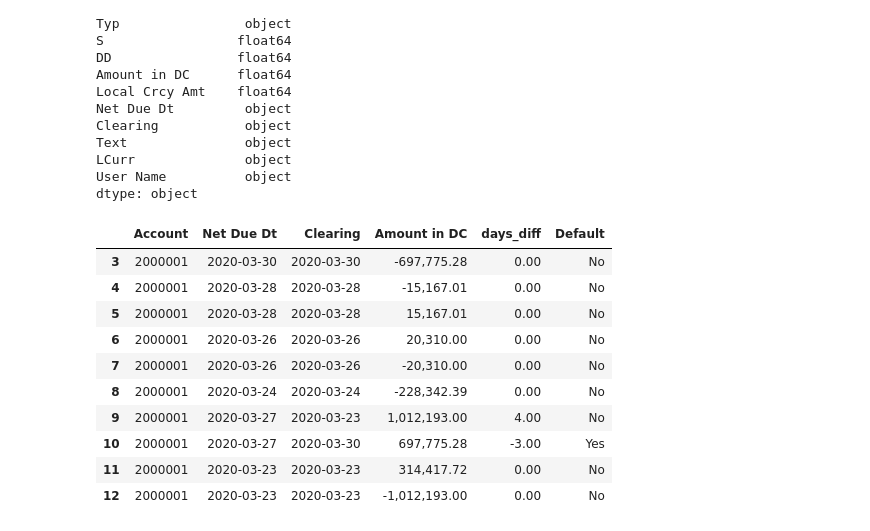
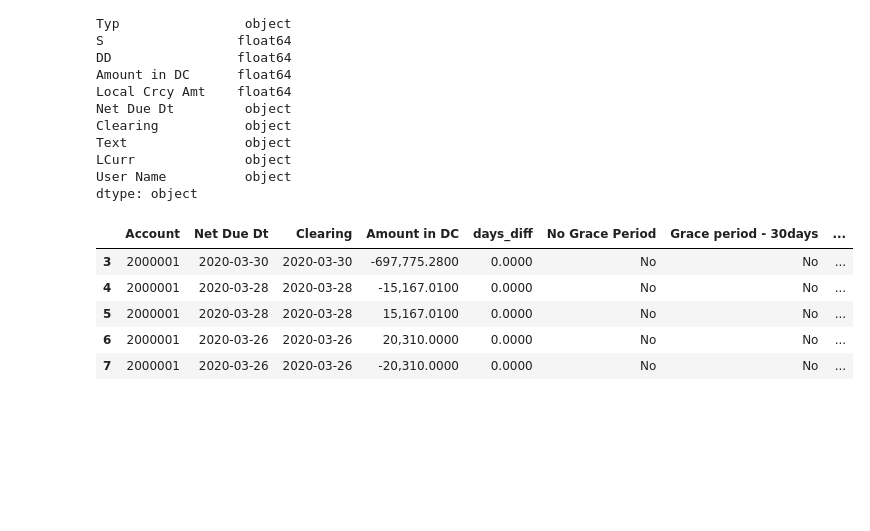
Before and after one commit to CavinKare-Digital/Anomaly-Detection, a Jupyter notebook: Distributor Invoices.ipynb, the cells around one changed output. Saved outputs shown, nothing was run; the diff lists cells and outputs as text; code cells hidden in the pictures; blank space fills up the shorter version.

Commit message:
New code includes 30, 60, 90 days of grace periods

```diff
--- a/Distributor Invoices.ipynb
+++ b/Distributor Invoices.ipynb
@@ -4,7 +6,7 @@ import numpy as np
 from datetime import timedelta
 # %%
 pd.options.mode.chained_assignment = None #for not showing warning message
-pd.options.display.float_format = '{:,.2f}'.format #for setting thhe float format to this notebook
+pd.options.display.float_format = '{:,.4f}'.format #for setting thhe float format to this notebook
 # %%
 data = pd.read_excel(r"D:\Analytics\Undercutting\South region - GT\Data\Distributor Invoices.xlsx")
 # %%
@@ -41,27 +43,25 @@ LCurr              object
 User Name          object
 dtype: object
 # %%
-data["Net Due Dt"]           = pd.to_datetime(data["Net Due Dt"],format='%d.%m.%Y')
-data["Clearing"]             = data["Clearing"].fillna("01.04.2020")
-data["Clearing"]             = pd.to_datetime(data["Clearing"],format='%d.%m.%Y')
+data["Net Due Dt"]                   = pd.to_datetime(data["Net Due Dt"],format='%d.%m.%Y')
+data["Clearing"]                     = data["Clearing"].fillna("14.04.2020")
+data["Clearing"]                     = pd.to_datetime(data["Clearing"],format='%d.%m.%Y')
 data.drop(data[data["Account"].isna()].index,axis =0,inplace=True)
-data["Account"]              = data["Account"].astype(int)
+data["Account"]                      = data["Account"].astype(int)
 # %%
-invoicedata              = data[["Account","Net Due Dt","Clearing","Amount in DC"]]
-invoicedata              = invoicedata[invoicedata["Net Due Dt"] <= "2020-03-31"]
-invoicedata["days_diff"] = (data["Net Due Dt"] - data["Clearing"])/timedelta(days=1)
-invoicedata["Default"]   = np.where(invoicedata["days_diff"] < 0, "Yes", "No")
+invoicedata                          = data[["Account","Net Due Dt","Clearing","Amount in DC"]]
+invoicedata                          = invoicedata[invoicedata["Net Due Dt"] <= "2020-03-31"]
+invoicedata["days_diff"]             = (data["Net Due Dt"] - data["Clearing"])/timedelta(days=1)
+invoicedata["No Grace Period"]            = np.where(invoicedata["days_diff"] <    0, "Yes", "No")
+invoicedata["Grace period - 30days"]      = np.where(invoicedata["days_diff"] <= -30, "Yes", "No")
+invoicedata["Grace period - 60days"]      = np.where(invoicedata["days_diff"] <= -60, "Yes", "No")
+invoicedata["Grace period - 90days"]      = np.where(invoicedata["days_diff"] <= -90, "Yes", "No")
 # %%
-invoicedata.head(10)
+invoicedata.head(5)
 # %% [output]
-|  | Account | Net Due Dt | Clearing | Amount in DC | days_diff | Default |
-| 3 | 2000001 | 2020-03-30 | 2020-03-30 | -697,775.28 | 0.00 | No |
-| 4 | 2000001 | 2020-03-28 | 2020-03-28 | -15,167.01 | 0.00 | No |
-| 5 | 2000001 | 2020-03-28 | 2020-03-28 | 15,167.01 | 0.00 | No |
-| 6 | 2000001 | 2020-03-26 | 2020-03-26 | 20,310.00 | 0.00 | No |
-| 7 | 2000001 | 2020-03-26 | 2020-03-26 | -20,310.00 | 0.00 | No |
-| 8 | 2000001 | 2020-03-24 | 2020-03-24 | -228,342.39 | 0.00 | No |
-| 9 | 2000001 | 2020-03-27 | 2020-03-23 | 1,012,193.00 | 4.00 | No |
-| 10 | 2000001 | 2020-03-27 | 2020-03-30 | 697,775.28 | -3.00 | Yes |
-| 11 | 2000001 | 2020-03-23 | 2020-03-23 | 314,417.72 | 0.00 | No |
-| 12 | 2000001 | 2020-03-23 | 2020-03-23 | -1,012,193.00 | 0.00 | No |
+|  | Account | Net Due Dt | Clearing | Amount in DC | days_diff | No Grace Period | Grace period - 30days | ... |
+| 3 | 2000001 | 2020-03-30 | 2020-03-30 | -697,775.2800 | 0.0000 | No | No | ... |
+| 4 | 2000001 | 2020-03-28 | 2020-03-28 | -15,167.0100 | 0.0000 | No | No | ... |
+| 5 | 2000001 | 2020-03-28 | 2020-03-28 | 15,167.0100 | 0.0000 | No | No | ... |
+| 6 | 2000001 | 2020-03-26 | 2020-03-26 | 20,310.0000 | 0.0000 | No | No | ... |
+| 7 | 2000001 | 2020-03-26 | 2020-03-26 | -20,310.0000 | 0.0000 | No | No | ... |
```
Also changed, not shown: parts of 6 cells of this notebook, 1 other file.
